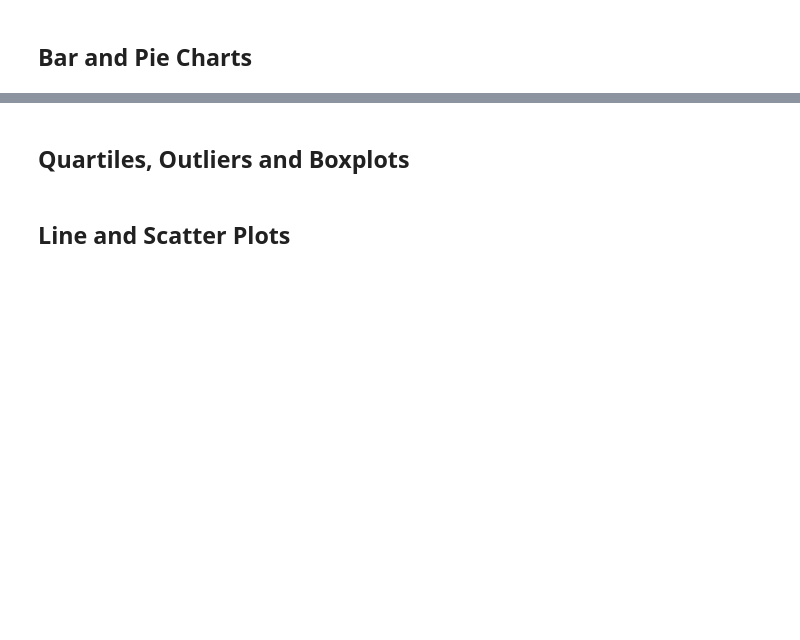
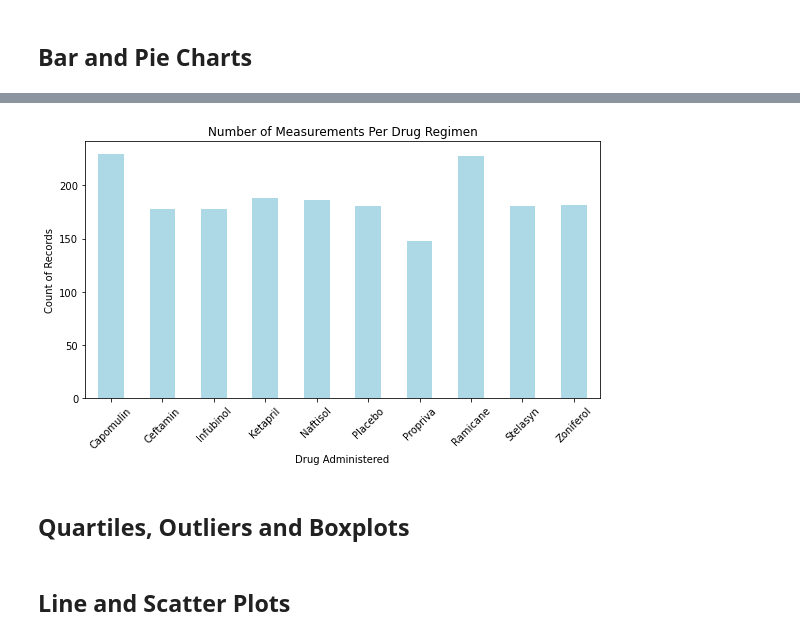
Before and after one commit to bminhas01/matplotlib-challenge, a Jupyter notebook: pymaceuticals_starter.ipynb, the cells around one changed output, grey strips where cells are left out. Cells and saved outputs as stored; diff of their text form; code cells hidden in the pictures; blank space fills up the shorter version.

```diff
--- a/pymaceuticals_starter.ipynb
+++ b/pymaceuticals_starter.ipynb
@@ -90,2 +145,6 @@ clean_num_mice
 # %%
 # Generate a bar plot showing the total number of measurements taken on each drug regimen using pyplot.
+total_measurements_df = clean_source_df.groupby('Drug Regimen')[['Tumor Volume (mm3)']].count()
+total_measurements_df.reset_index(inplace=True)
+total_measurements_df.rename(columns = {"Tumor Volume (mm3)": "Number of Measurements"}, inplace = True)
+total_measurements_df
@@ -92,3 +163,21 @@ clean_num_mice
+# %%
+x_axis = np.arange(len(total_measurements_df))
+tick_locations = [value for value in x_axis]
+# %%
+plt.figure(figsize=(8,5))
+plt.bar(x_axis, total_measurements_df['Number of Measurements'], color="lightblue", align="center", width = 0.5)
+plt.xticks(tick_locations, drug_names, rotation = 45)
+plt.xlim(-0.5, len(x_axis)-0.5)
+
+plt.title("Number of Measurements Per Drug Regimen")
+plt.xlabel("Drug Administered")
+plt.ylabel("Count of Records")
+
+plt.tight_layout()
+plt.savefig("Analysis/BarPyplot.png")
+plt.show()
+# %% [output]
+[figure, added]
 # %%
 # Generate a pie plot showing the distribution of female versus male mice using pandas
 # %%
```
Also changed, not shown: parts of 6 cells of this notebook, 2 other files.
